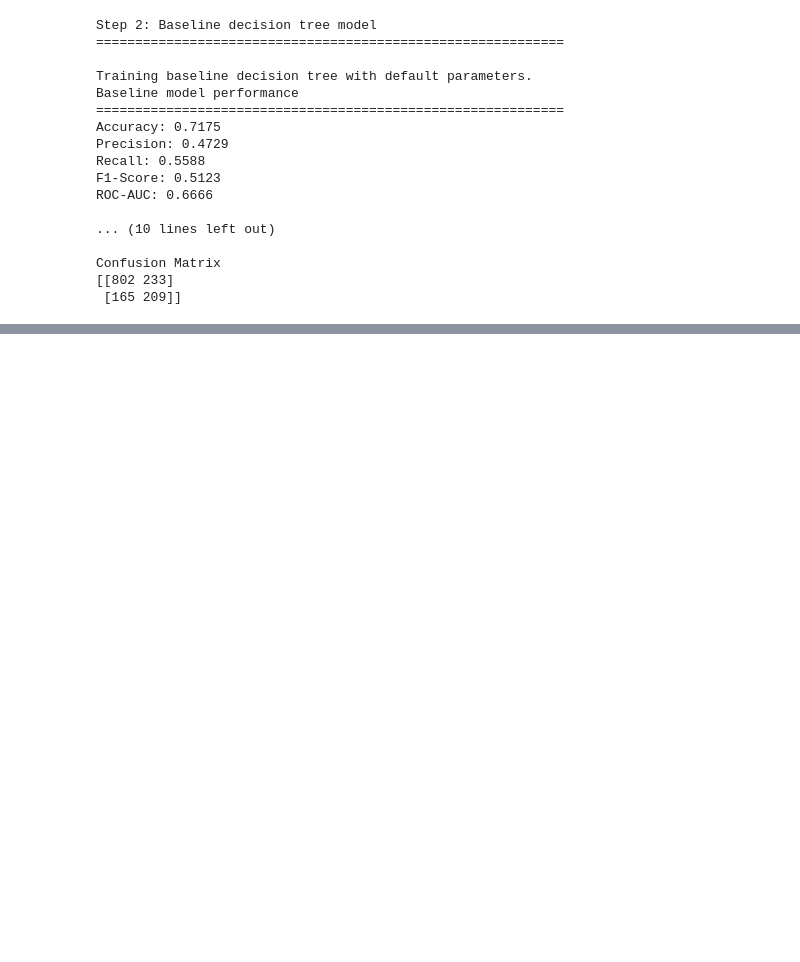
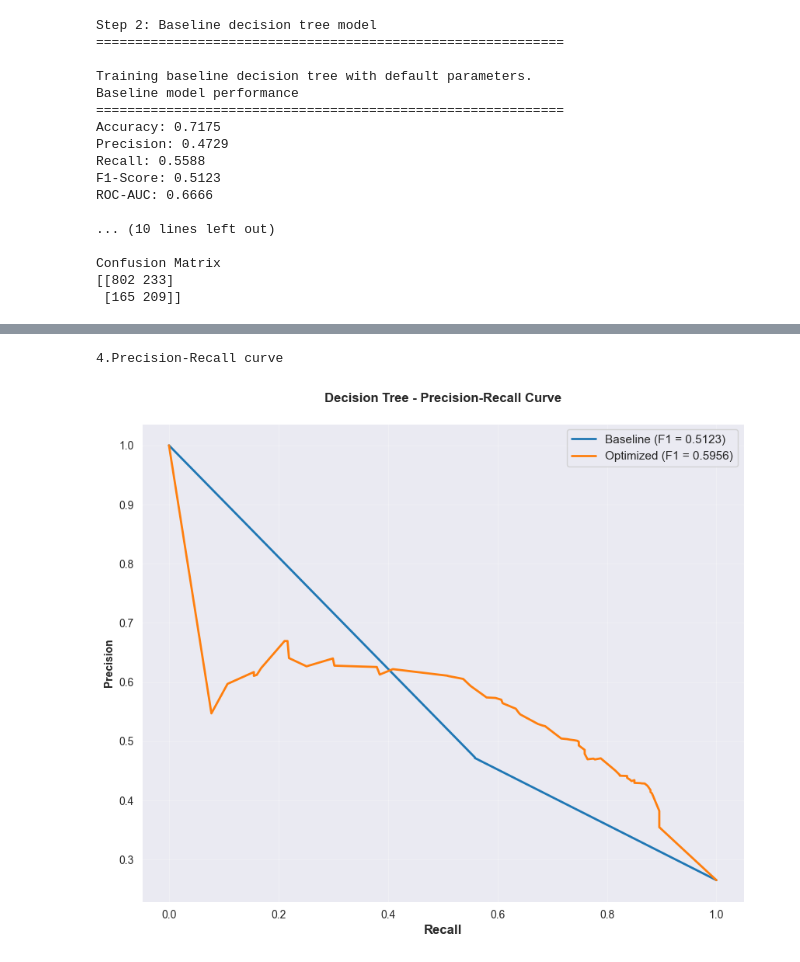
Before and after one commit to Niveka1998/telco-churn-prediction, a Jupyter notebook: decisionTreeModel.ipynb, the cells around one changed output, grey strips where cells are left out. Cells and saved outputs as stored; diff of their text form; code cells hidden in the pictures; blank space fills up the shorter version.

```diff
--- a/decisionTreeModel.ipynb
+++ b/decisionTreeModel.ipynb
@@ -122,0 +387,20 @@ print("")
+# %%
+#precision recall curve
+print("\n4.Precision-Recall curve")
+precision_baseline, recall_baseline, _ = precision_recall_curve(y_test, y_pred_prob_baseline)
+precision_optimized, recall_optimized, _ = precision_recall_curve(y_test, y_pred_prob_opt)
+
+plt.figure(figsize=(10, 8))
+plt.plot(recall_baseline, precision_baseline, label=f'Baseline (F1 = {bs_f1:.4f})', linewidth=2)
+plt.plot(recall_optimized, precision_optimized, label=f'Optimized (F1 = {optimized_f1:.4f})', linewidth=2)
+
+plt.xlabel('Recall', fontsize=12, fontweight='bold')
+plt.ylabel('Precision',fontweight='bold')
+plt.title('Decision Tree - Precision-Recall Curve',fontweight='bold', pad=20)
+plt.legend(loc='best', fontsize=11)
+plt.grid(alpha=0.3)
+
+plt.show()
+# %% [output]
+4.Precision-Recall curve
+[figure, added]
```
Also changed, not shown: parts of 9 cells of this notebook, 5 other files.
